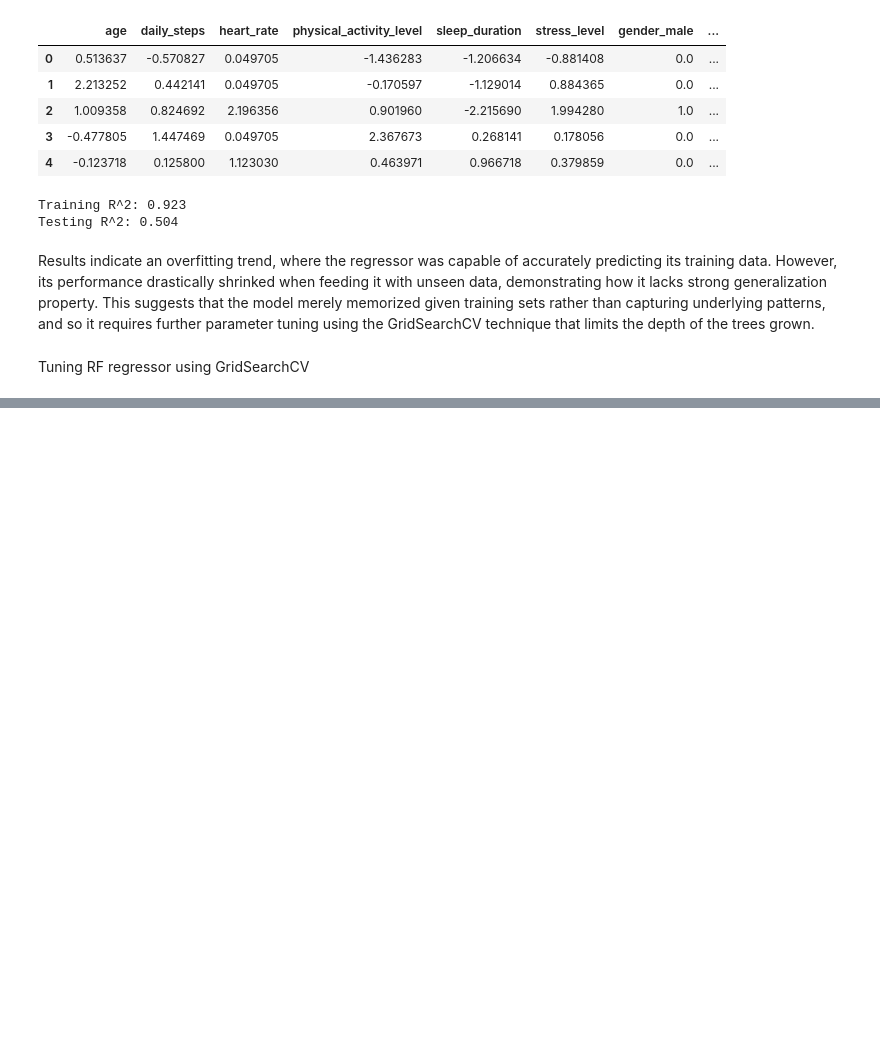
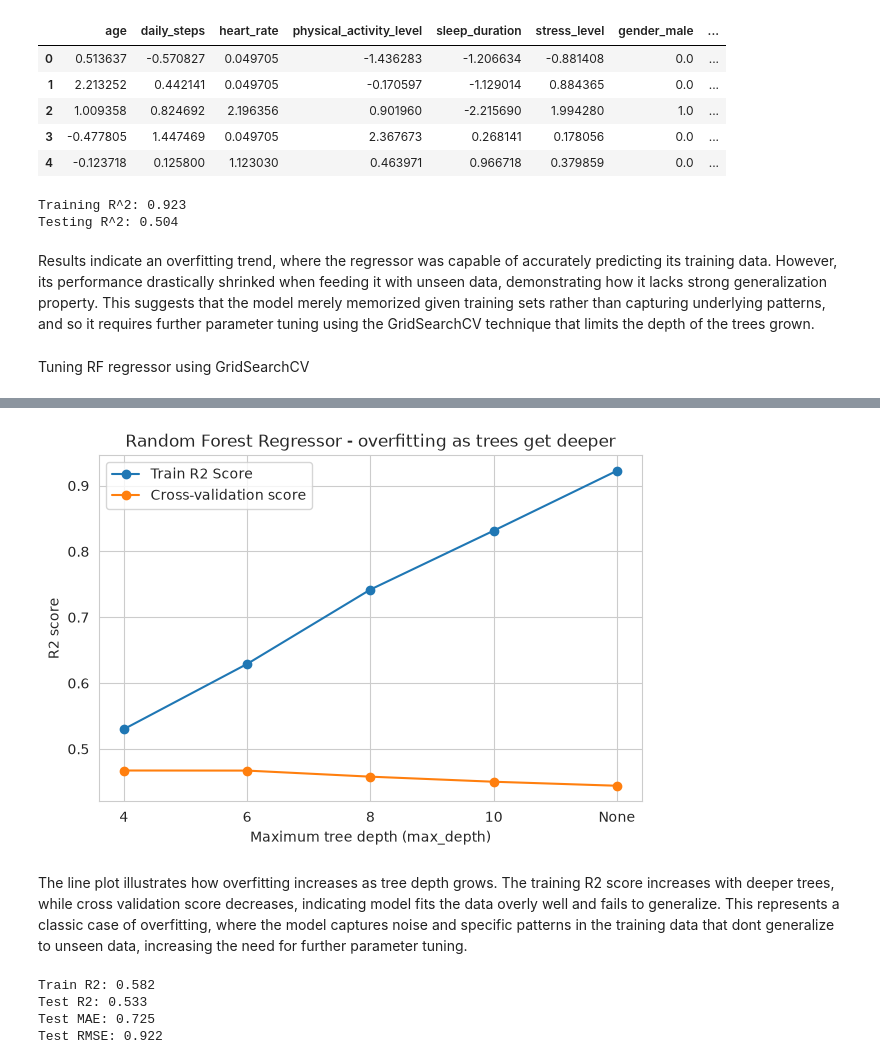
Before and after one commit to HamsMSaidam/QUALIFY, a Jupyter notebook: notebooks/02_EDA_randomforest_layan.ipynb, the cells around one changed output, grey strips where cells are left out. Cells and saved outputs as stored; diff of their text form; code cells hidden in the pictures; blank space fills up the shorter version.

Commit message:
Parameter tuning and model evaluation with figures

```diff
--- a/notebooks/02_EDA_randomforest_layan.ipynb
+++ b/notebooks/02_EDA_randomforest_layan.ipynb
@@ -405,0 +406,5 @@ Best CV R2:  0.4687
+# %%
+results = pd.DataFrame(grid.cv_results_).sort_values(by="mean_test_score", ascending=False)
+results = results[["param_n_estimators", "param_max_depth", "param_min_samples_leaf", "mean_test_score", "mean_train_score"]] # select relevant columns for analysis and comparison of model performance across different combinations
+results["gap"]= results["mean_train_score"] - results["mean_test_score"] # Derive a new column, gap, to quantify differences in training and testing performance which help observe potential overfitting/underfitting issues and guide further model tunes
+results.round(3).head(10)
@@ -405,0 +436,48 @@ Best CV R2:  0.4687
+# %%
+# Visual intuition of how overfitting increases as tree depth grows
+
+deep = results[(results["param_n_estimators"]==100) & (results["param_min_samples_leaf"]==1)]
+tree_depth_labels= ["4","6","8","10","None"]
+
+plt.figure(figsize=(7, 4.5))
+plt.plot(tree_depth_labels, deep["mean_train_score"], marker="o", label="Train R2 Score")
+plt.plot(tree_depth_labels, deep["mean_test_score"], marker="o", label="Cross-validation score")
+plt.title("Random Forest Regressor - overfitting as trees get deeper")
+plt.xlabel("Maximum tree depth (max_depth)")
+plt.ylabel("R2 score")
+plt.legend()
+plt.savefig("../figures/rf_01_regressor_overfitting.png")
+plt.show()
+# %% [output]
+[figure, added]
+# %% [markdown]
+The line plot illustrates how overfitting increases as tree depth grows. The training R2 score increases with deeper trees, while cross validation score decreases, indicating model fits the data overly well and fails to generalize. This represents a classic case of overfitting, where the model captures noise and specific patterns in the training data that dont generalize to unseen data, increasing the need for further parameter tuning.
+# %%
+# Testing optimal parameters on new test set to evaluate model performance
+best_rf = grid.best_estimator_
+y_pred = best_rf.predict(X_test)
+
+# Evaluate the tuned Random Forest Regressor using three metrics
+# Each one grades the predictions differently, so together they give a fuller picture.
+
+# Train R2: how well the model fits the people it learned from (the "practice" score).
+# Compare it with Test R2 below: a large gap would mean overfitting (memorising).
+print("Train R2:", round(best_rf.score(X_train, y_train), 3))
+
+# Test R2: how much better the model is than guessing the average score for everyone,
+# measured on unseen people. 0 = no better than guessing, 1 = perfect predictions.
+print("Test R2:", round(r2_score(y_test, y_pred), 3))
+
+# Test MAE (Mean Absolute Error): on average, how many points (out of 10)
+# the predictions are away from the real sleep-quality scores.
+print("Test MAE:", round(mean_absolute_error(y_test, y_pred), 3))
+
+# Test RMSE (Root Mean Squared Error): like MAE, but squares each error first,
+# so big misses count more. "** 0.5" takes the square root to return to score points.
+# If RMSE is much larger than MAE, the model makes some large mistakes.
+print("Test RMSE:", round(mean_squared_error(y_test, y_pred) ** 0.5, 3))
+# %% [output]
+Train R2: 0.582
+Test R2: 0.533
+Test MAE: 0.725
+Test RMSE: 0.922
```
Also changed, not shown: parts of 4 cells of this notebook, 3 other files.
